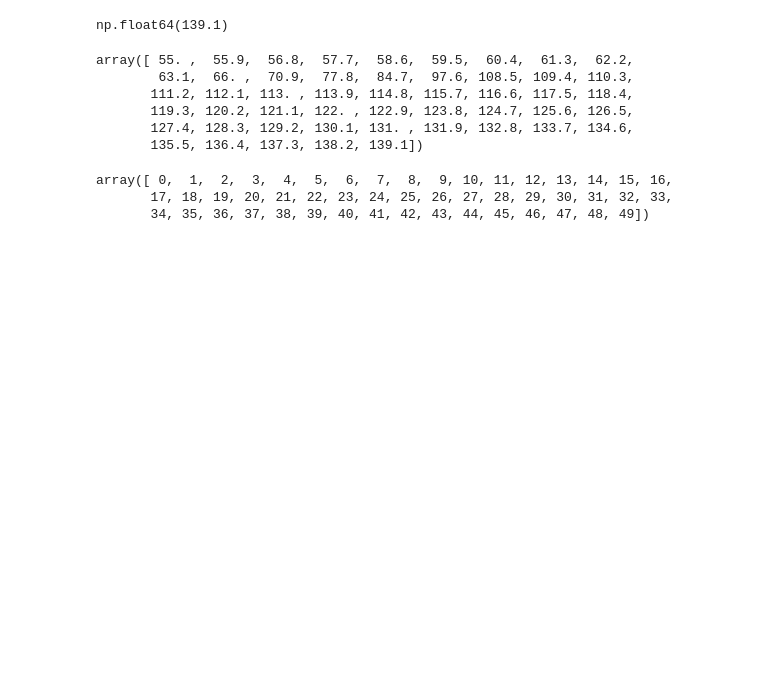
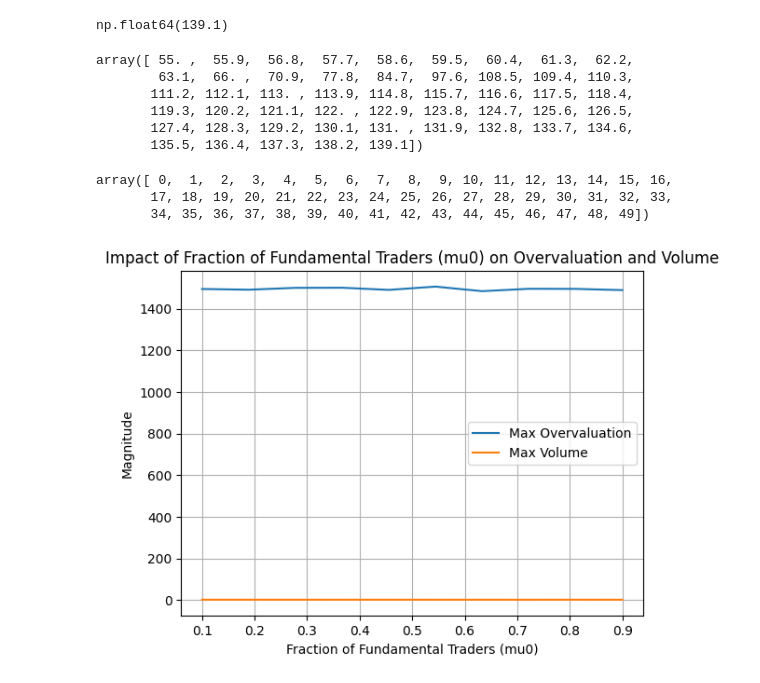
Before and after one commit to MaxBirger/Extrapolation-Bubbles, a Jupyter notebook: fig1.ipynb, the cells around one changed output. Drawn from its saved outputs; the diff is of its cells as text; code cells hidden in the pictures; blank space fills up the shorter version.

```diff
--- a/fig1.ipynb
+++ b/fig1.ipynb
@@ -159,3 +161,90 @@ np.arange(50)
 array([ 0,  1,  2,  3,  4,  5,  6,  7,  8,  9, 10, 11, 12, 13, 14, 15, 16,
        17, 18, 19, 20, 21, 22, 23, 24, 25, 26, 27, 28, 29, 30, 31, 32, 33,
        34, 35, 36, 37, 38, 39, 40, 41, 42, 43, 44, 45, 46, 47, 48, 49])
+# %%
+# Parameters
+D0 = 100  # Initial expected dividend
+sigma_eps = 3  # Standard deviation of cash-flow shocks
+Q = 1  # Supply of risky asset
+T = 50  # Number of periods
+theta_default = 0.9  # Weight on recent price changes
+mu0_default = 0.3  # Fraction of fundamental traders
+w_default = 0.1  # Weight on value signal for extrapolators
+sigma_u_default = 0.03  # Degree of wavering
+num_extrapolators = 50
+
+# Function to compute overvaluation and trading volume
+def simulate_bubble(mu0, w, theta, sigma_u):
+    prices = [D0]  # Start with fundamental value
+    Xt = 0  # Initialize growth signal
+    overvaluation = []
+    volume = []
+
+    for t in range(1, T):
+        # Random cash-flow shock
+        epsilon_t = np.random.normal(0, sigma_eps)
+        Dt = D0 + epsilon_t
+
+        # Growth signal update
+        Xt = theta * Xt + (1 - theta) * (prices[-1] - prices[-2] if t > 1 else 0)
+
+        # Price update (simplified)
+        Pt = Dt + Xt / w - sigma_eps**2 * Q * (T - t - 1)
+        prices.append(Pt)
+
+        # Compute overvaluation
+        fundamental_value = Dt - sigma_eps**2 * Q * (T - t)
+        overvaluation.append(Pt - fundamental_value)
+
+        # Simulate wavering and compute volume
+        wi_t = w + np.random.normal(0, sigma_u, num_extrapolators)
+        volume_t = np.sum(np.abs(wi_t - w))  # Simplified volume calculation
+        volume.append(volume_t)
+
+    return max(overvaluation), max(volume)
+
+# Varying parameters and plotting results
+def plot_results():
+    params = {
+        'mu0': np.linspace(0.1, 0.9, 10),
+        'w': np.linspace(0.05, 0.5, 10),
+        'theta': np.linspace(0.5, 0.99, 10),
+        'sigma_u': np.linspace(0.01, 0.1, 10),
+    }
+    titles = {
+        'mu0': 'Fraction of Fundamental Traders (mu0)',
+        'w': 'Weight on Value Signal (w)',
+        'theta': 'Weight on Recent Price Changes (theta)',
+        'sigma_u': 'Degree of Wavering (sigma_u)',
+    }
+
+    for param, values in params.items():
+        max_overvaluation = []
+        max_volume = []
+        for value in values:
+            args = {
+                'mu0': mu0_default,
+                'w': w_default,
+                'theta': theta_default,
+                'sigma_u': sigma_u_default,
+            }
+            args[param] = value
+            overval, vol = simulate_bubble(**args)
+            max_overvaluation.append(overval)
+            max_volume.append(vol)
+
+        # Plotting results
+        plt.figure()
+        plt.plot(values, max_overvaluation, label='Max Overvaluation')
+        plt.plot(values, max_volume, label='Max Volume')
+        plt.xlabel(titles[param])
+        plt.ylabel('Magnitude')
+        plt.title(f'Impact of {titles[param]} on Overvaluation and Volume')
+        plt.legend()
+        plt.grid()
+        plt.show()
+
+# Run the simulation and plotting
+plot_results()
+# %% [output]
+[figure, added]
```
Also changed, not shown: parts of 4 cells of this notebook, 1 other file.
